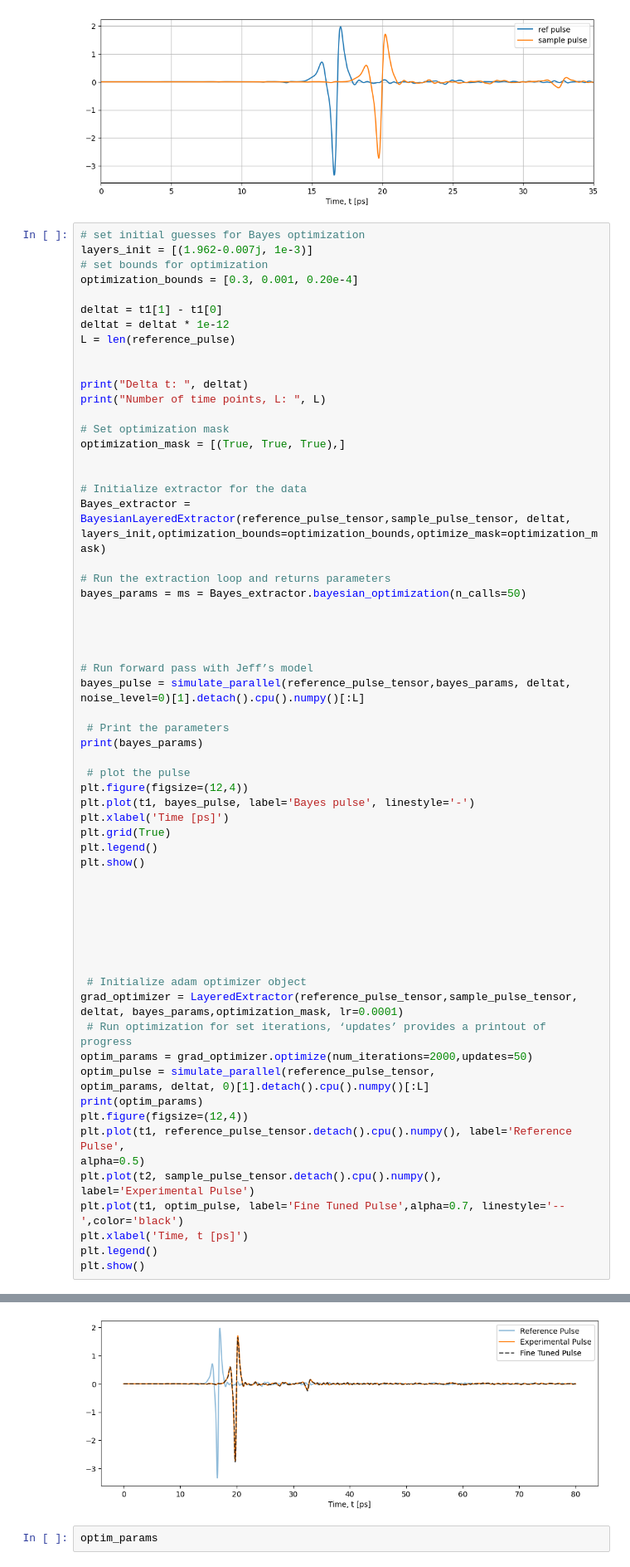
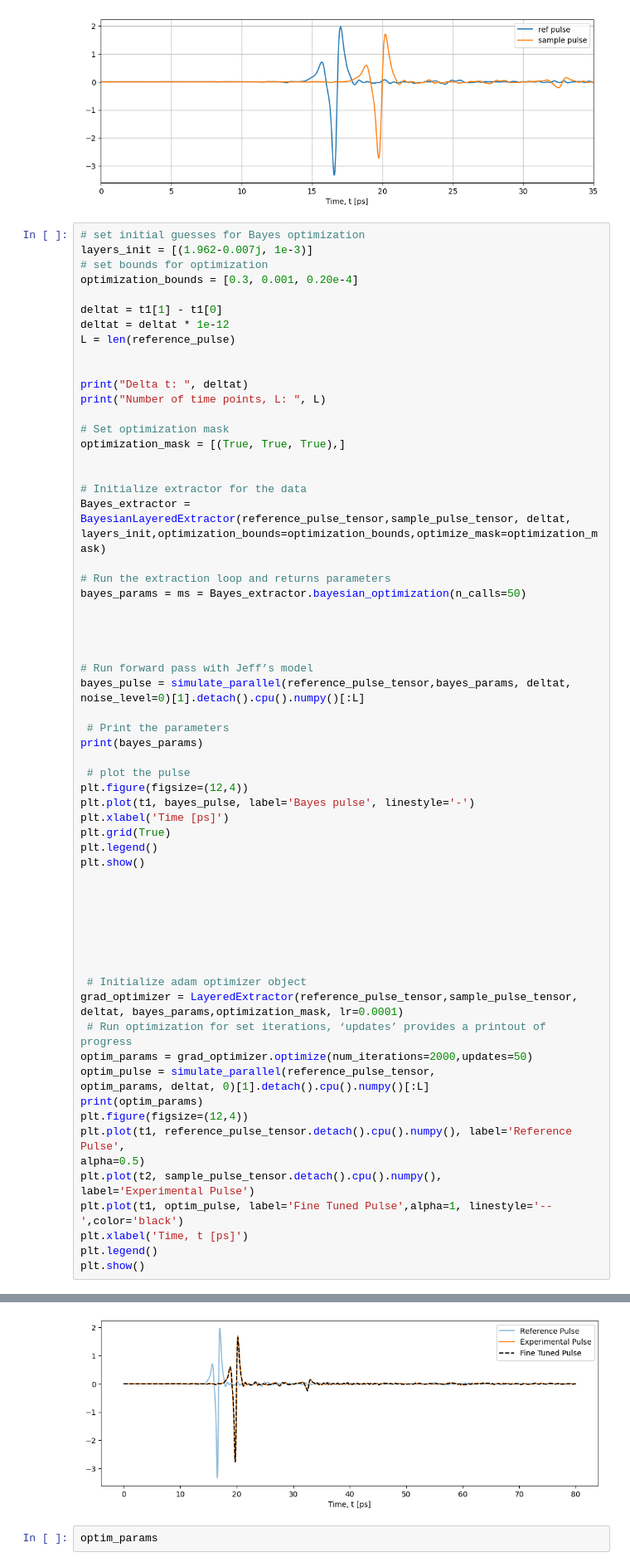
Before and after one commit to Loriginale2000/TerahertzProject, a Jupyter notebook: TheoTHzTDS/THz-TDS/Transfer Matrix Method/Quartz_1mm_06_02_2026.ipynb, the cells around one changed output, grey strips where cells are left out. Shown at 83% size. Cells and saved outputs as stored; diff of their text form.

```diff
--- a/TheoTHzTDS/THz-TDS/Transfer Matrix Method/Quartz_1mm_06_02_2026.ipynb
+++ b/TheoTHzTDS/THz-TDS/Transfer Matrix Method/Quartz_1mm_06_02_2026.ipynb
@@ -278,38 +278,38 @@ plt.plot(t1, reference_pulse_tensor.detach().cpu().numpy(), label='Reference Pul
 alpha=0.5)
 plt.plot(t2, sample_pulse_tensor.detach().cpu().numpy(),
 label='Experimental Pulse')
-plt.plot(t1, optim_pulse, label='Fine Tuned Pulse',alpha=0.7, linestyle='--',color='black')
+plt.plot(t1, optim_pulse, label='Fine Tuned Pulse',alpha=1, linestyle='--',color='black')
 plt.xlabel('Time, t [ps]')
 plt.legend()
 plt.show()
 # %% [output]
 Delta t:  3.30033000000185e-14
 Number of time points, L:  2425
 Starting Bayesian Optimization with masks...
 Search Boundaries for Optimized Parameters:
 Layer 1 - n ∈ (1.662, 2.262)
 Layer 1 - k ∈ (-0.008, -0.006)
 Layer 1 - D ∈ (0.00098, 0.00102)
 [((1.9688345323603964-0.006j), 0.00098)]
 [figure]
 Fine-tuning 3 parameters for 2000 iterations.
 Iteration 49, Loss: 1.170006e-02, Layer 0: n=1.9735, k=-0.00398, D=975.39 µm
 Iteration 99, Loss: 1.104707e-02, Layer 0: n=1.9775, k=-0.00395, D=971.61 µm
 Iteration 149, Loss: 1.082109e-02, Layer 0: n=1.9800, k=-0.00393, D=969.17 µm
 Iteration 199, Loss: 1.077071e-02, Layer 0: n=1.9814, k=-0.00392, D=967.93 µm
 Iteration 249, Loss: 1.076343e-02, Layer 0: n=1.9819, k=-0.00392, D=967.42 µm
 Iteration 299, Loss: 1.076274e-02, Layer 0: n=1.9821, k=-0.00392, D=967.25 µm
 Iteration 349, Loss: 1.076270e-02, Layer 0: n=1.9821, k=-0.00392, D=967.21 µm
 Iteration 399, Loss: 1.076270e-02, Layer 0: n=1.9822, k=-0.00392, D=967.20 µm
 Iteration 449, Loss: 1.076269e-02, Layer 0: n=1.9822, k=-0.00392, D=967.20 µm
 Iteration 499, Loss: 1.076270e-02, Layer 0: n=1.9822, k=-0.00392, D=967.20 µm
 Iteration 549, Loss: 1.076270e-02, Layer 0: n=1.9822, k=-0.00392, D=967.20 µm
 ... (26 lines left out)
 Iteration 1899, Loss: 1.076270e-02, Layer 0: n=1.9822, k=-0.00392, D=967.20 µm
 Iteration 1949, Loss: 1.076270e-02, Layer 0: n=1.9822, k=-0.00392, D=967.20 µm
 Iteration 1999, Loss: 1.076270e-02, Layer 0: n=1.9822, k=-0.00392, D=967.20 µm
 [((1.9821382761001587-0.003920873161405325j), 0.0009672132437117398)]
-[figure, old version]
+[figure, new version]
 # %%
 optim_params
 # %% [output]
```
Also changed, not shown: parts of 10 cells of this notebook, 10 other files.
